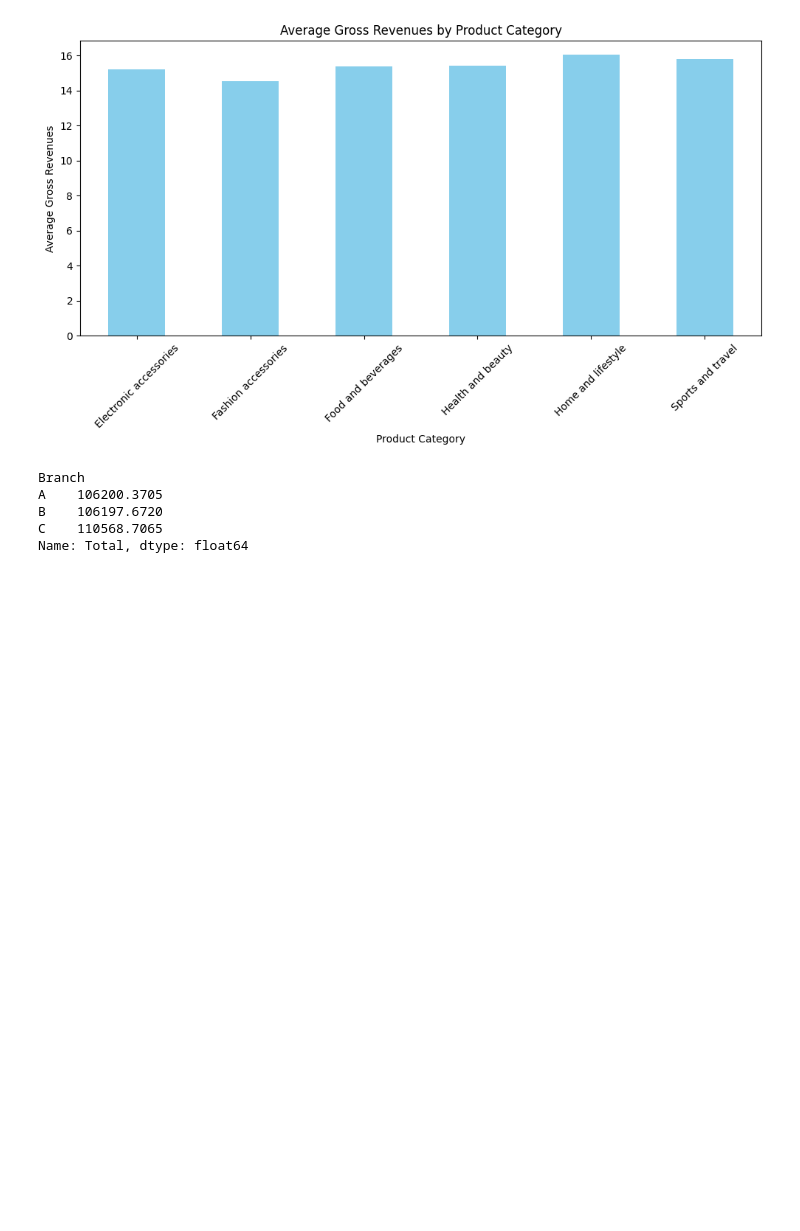
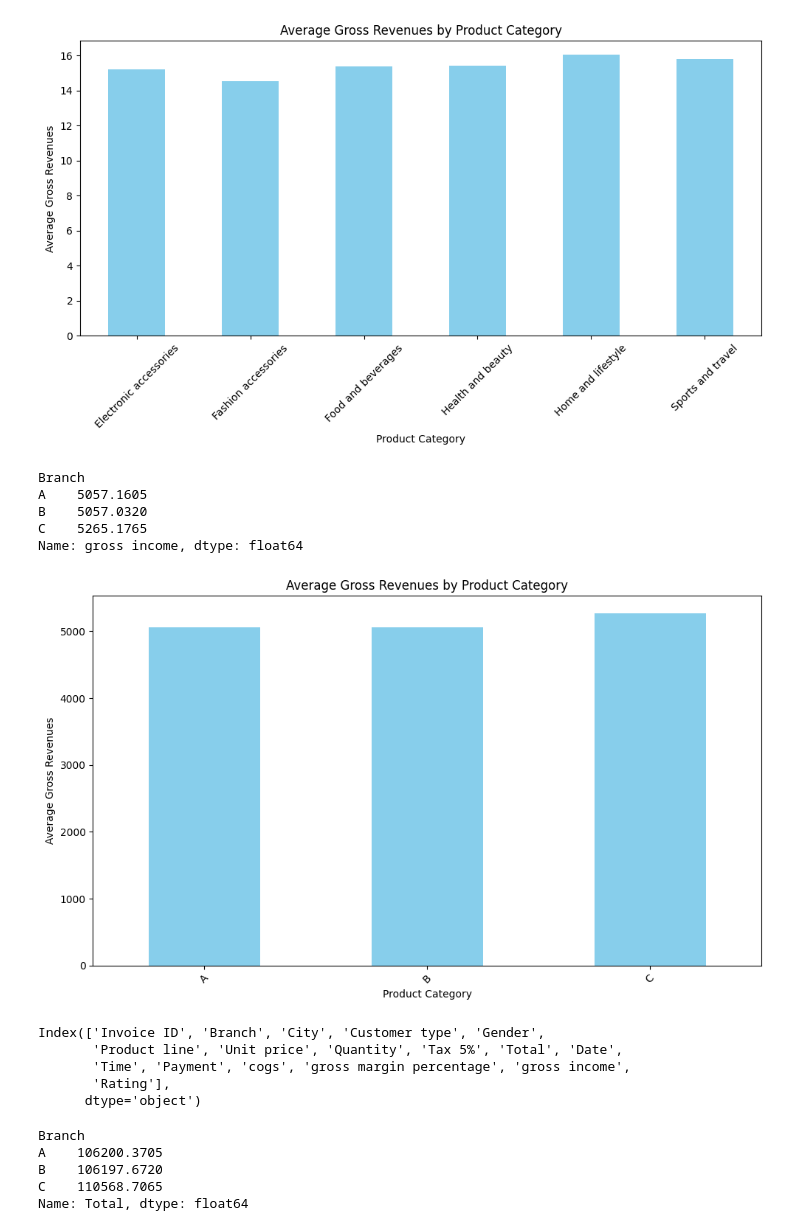
Before and after one commit to irisdev06/Super-Market-Data-Analysis, a Jupyter notebook: SuperNovaMartSalesAnalysis .ipynb, the cells around one changed output. Drawn from its saved outputs; the diff is of its cells as text; code cells hidden in the pictures; blank space fills up the shorter version.

Commit message:
Total By Branch

```diff
--- a/SuperNovaMartSalesAnalysis .ipynb
+++ b/SuperNovaMartSalesAnalysis .ipynb
@@ -173,11 +173,39 @@ plt.show()
 # %% [output]
 [figure]
 # %%
-TotalByBranch = data.groupby("Branch")["Total"].sum()
+TotalByBranch = data.groupby("Branch")["gross income"].sum()
 print(TotalByBranch)
 # %% [output]
 Branch
-A    106200.3705
-B    106197.6720
-C    110568.7065
-Name: Total, dtype: float64
+A    5057.1605
+B    5057.0320
+C    5265.1765
+Name: gross income, dtype: float64
+# %%
+plt.figure(figsize=(10, 6))
+TotalByBranch.plot(kind="bar", color="skyblue")
+plt.title("Average Gross Revenues by Product Category")
+plt.xlabel("Product Category")
+plt.ylabel("Average Gross Revenues")
+plt.xticks(rotation=45)
+plt.tight_layout()
+plt.show()
+# %% [output]
+[figure, added]
+# %%
+data.columns
+# %% [output]
+Index(['Invoice ID', 'Branch', 'City', 'Customer type', 'Gender',
+       'Product line', 'Unit price', 'Quantity', 'Tax 5%', 'Total', 'Date',
+       'Time', 'Payment', 'cogs', 'gross margin percentage', 'gross income',
+       'Rating'],
+      dtype='object')
+# %%
+TotalbyBranch = data.groupby('Branch')['Total'].sum()
+print(TotalbyBranch)
+# %% [output]
+Branch
+A    106200.3705
+B    106197.6720
+C    110568.7065
+Name: Total, dtype: float64
```
Also changed, not shown: parts of 1 cell of this notebook.
